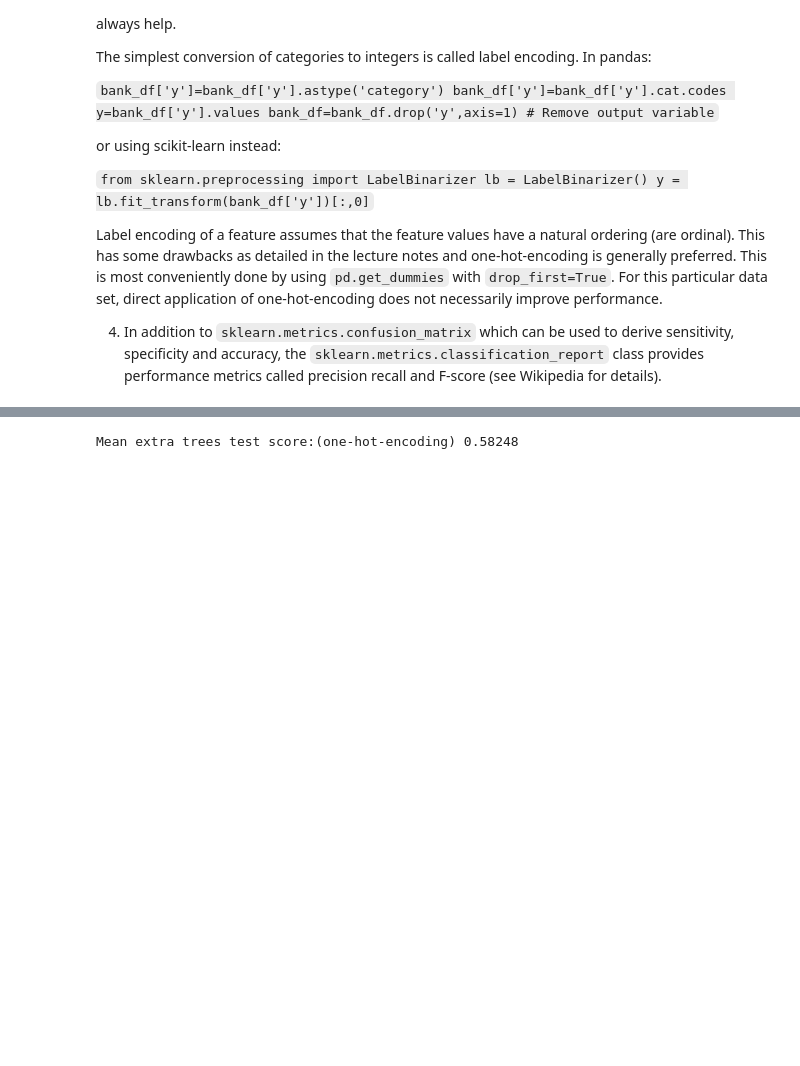
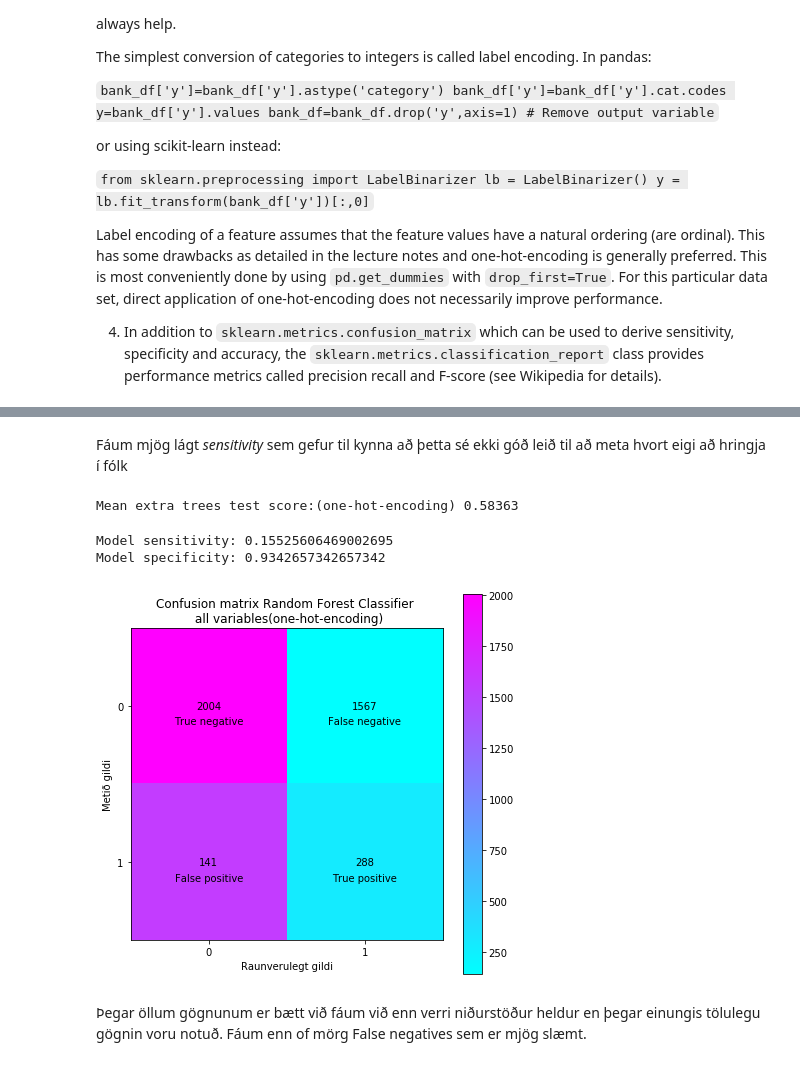
Before and after one commit to EmilGauti/Gervigreind-vor-2019, a Jupyter notebook: Homework 5/hw5_draft.ipynb, the cells around one changed output, grey strips where cells are left out. Cells and saved outputs as stored; diff of their text form; code cells hidden in the pictures; blank space fills up the shorter version.

```diff
--- a/Homework 5/hw5_draft.ipynb
+++ b/Homework 5/hw5_draft.ipynb
@@ -373,35 +416,24 @@ Mean extra trees test score(scaled): 0.633545
+# %% [markdown]
+Fáum mjög lágt *sensitivity* sem gefur til kynna að þetta sé ekki góð leið til að meta hvort eigi að hringja í fólk
 # %%
 #Bætum nú við öllum dálkum sem voru ekki notaðir í fyrri hluta:
-#bank_df=pd.read_csv('bank-additional-full.csv',sep=';')
-#y = bank_df['y']
-#for col in bank_df.columns:
-#    if bank_df[col].dtype == object:
 
-#d = {'no':0,'yes':1}
-#y = y.replace(d)
-#X_train = bank_df[0:-4000]
-#y_train = y[0:-4000]
-#X_test = bank_df[-4000:]
-#y_test = y[-4000:]
-#bank_df['y']=bank_df['y'].astype('category')
-#bank_df['y']=bank_df['y'].cat.codes
-#y=bank_df['y'].values
-#bank_df=bank_df.drop('y',axis=1) # Remove output variable
 bank_df=pd.read_csv('bank-additional-full.csv',sep=';')
 
 
-bank_df = pd.get_dummies(bank_df, columns=["job","marital","education","default","housing"])
+bank_df = pd.get_dummies(bank_df,
+                         columns=["job","marital","education","default","housing"])
 bank_df = pd.get_dummies(bank_df, columns=["loan","contact","month","day_of_week"])
 bank_df = pd.get_dummies(bank_df, columns=["poutcome"])
-#print(bank_df)
+
 
 y = bank_df['y']
 bank_df = bank_df.drop(columns=["y"])
-#print(bank_df)
+
 
 d = {'no':0,'yes':1}
 y = y.replace(d)
-#print(y)
+
 
 X_train = bank_df[0:-4000]
 y_train = y[0:-4000]
@@ -417,6 +449,42 @@ for i in range(maxiter):
     #check the scores
     trees_ex_score[i] = trees_ex.score(X_test,y_test)
 
-print('Mean extra trees test score:(one-hot-encoding)', np.mean(trees_ex_score))
+print('Mean extra trees test score:(one-hot-encoding)',
+      np.round(np.mean(trees_ex_score),5))
 # %% [output]
-Mean extra trees test score:(one-hot-encoding) 0.58248
+Mean extra trees test score:(one-hot-encoding) 0.58363
+# %%
+#Confusion matrix á síðustu ítrun, gefur ágætis mynd.
+cm = metrics.confusion_matrix(y_test,trees_ex.predict(X_test))
+plt.figure(figsize=(7,7))
+plt.imshow(cm, cmap='cool')
+plt.title('Confusion matrix Random Forest Classifier \n
+          all variables(one-hot-encoding)')
+plt.xlabel('Raunverulegt gildi')
+plt.ylabel('Metið gildi')
+plt.xticks([0,1])
+plt.yticks([0,1])
+plt.colorbar()
+n = cm.shape[0]
+p = cm.shape[1]
+blabb = ['True negative','False positive','False negative','True positive']
+ind=0
+for i in range(n):
+    for j in range(p):
+        plt.annotate(str(cm[i,j]),xy=(i,j),
+                     horizontalalignment='center', verticalalignment='center')
+        plt.annotate(blabb[ind],xy=(i,j+0.1), horizontalalignment='center'
+                     , verticalalignment='center')
+        ind=ind+1
+
+sens = cm[1,1]/(cm[1,1] + cm[1,0])
+spec = cm[0,0]/(cm[0,0] + cm[0,1])
+
+print('Model sensitivity:', sens)
+print('Model specificity:', spec)
+# %% [output]
+Model sensitivity: 0.15525606469002695
+Model specificity: 0.9342657342657342
+[figure, added]
+# %% [markdown]
+Þegar öllum gögnunum er bætt við fáum við enn verri niðurstöður heldur en þegar einungis tölulegu gögnin voru notuð. Fáum enn of mörg False negatives sem er mjög slæmt.
```
Also changed, not shown: parts of 13 cells of this notebook, 5 other files.
